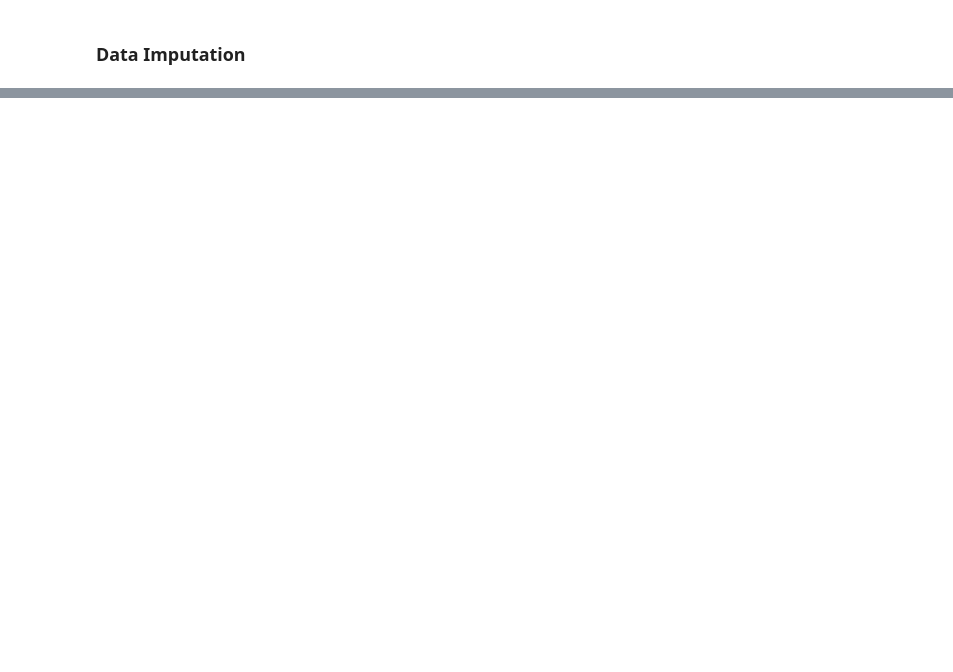
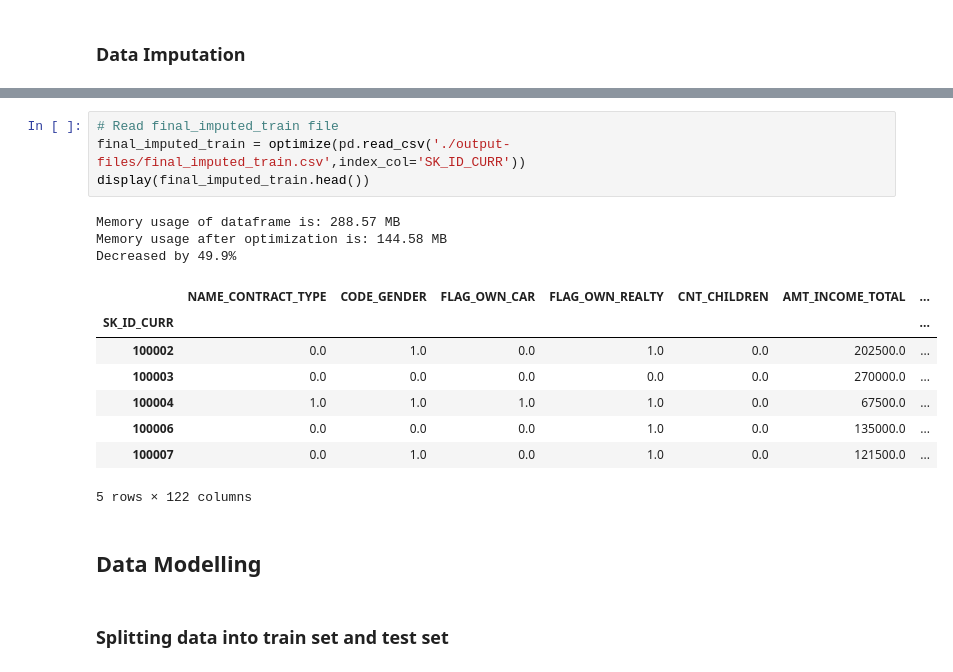
Before and after one commit to alfredomarciano98/credit-risk-analysis, a Jupyter notebook: credit-risk-analysis.ipynb, the cells around one changed output, grey strips where cells are left out. Cells and saved outputs as stored; diff of their text form; blank space fills up the shorter version.

```diff
--- a/credit-risk-analysis.ipynb
+++ b/credit-risk-analysis.ipynb
@@ -593,0 +626,20 @@ Index(['SK_ID_CURR', 'TARGET', 'NAME_CONTRACT_TYPE', 'CODE_GENDER',
+# %%
+# Read final_imputed_train file
+final_imputed_train = optimize(pd.read_csv('./output-files/final_imputed_train.csv',index_col='SK_ID_CURR'))
+display(final_imputed_train.head())
+# %% [output]
+Memory usage of dataframe is: 288.57 MB
+Memory usage after optimization is: 144.58 MB
+Decreased by 49.9%
+|  | NAME_CONTRACT_TYPE | CODE_GENDER | FLAG_OWN_CAR | FLAG_OWN_REALTY | CNT_CHILDREN | AMT_INCOME_TOTAL | ... |
+| SK_ID_CURR |  |  |  |  |  |  | ... |
+| 100002 | 0.0 | 1.0 | 0.0 | 1.0 | 0.0 | 202500.0 | ... |
+| 100003 | 0.0 | 0.0 | 0.0 | 0.0 | 0.0 | 270000.0 | ... |
+| 100004 | 1.0 | 1.0 | 1.0 | 1.0 | 0.0 | 67500.0 | ... |
+| 100006 | 0.0 | 0.0 | 0.0 | 1.0 | 0.0 | 135000.0 | ... |
+| 100007 | 0.0 | 1.0 | 0.0 | 1.0 | 0.0 | 121500.0 | ... |
+5 rows × 122 columns
+# %% [markdown]
+## Data Modelling
+# %% [markdown]
+### Splitting data into train set and test set
```
Also changed, not shown: parts of 19 cells of this notebook.
